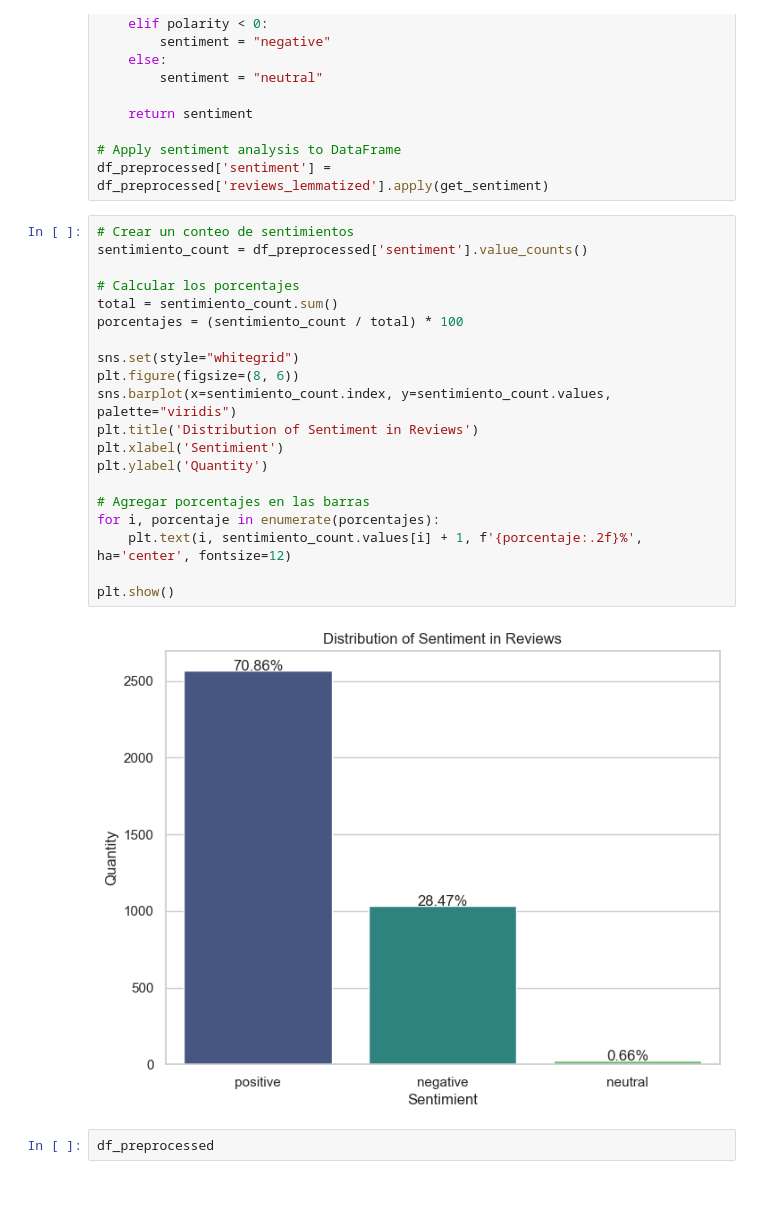
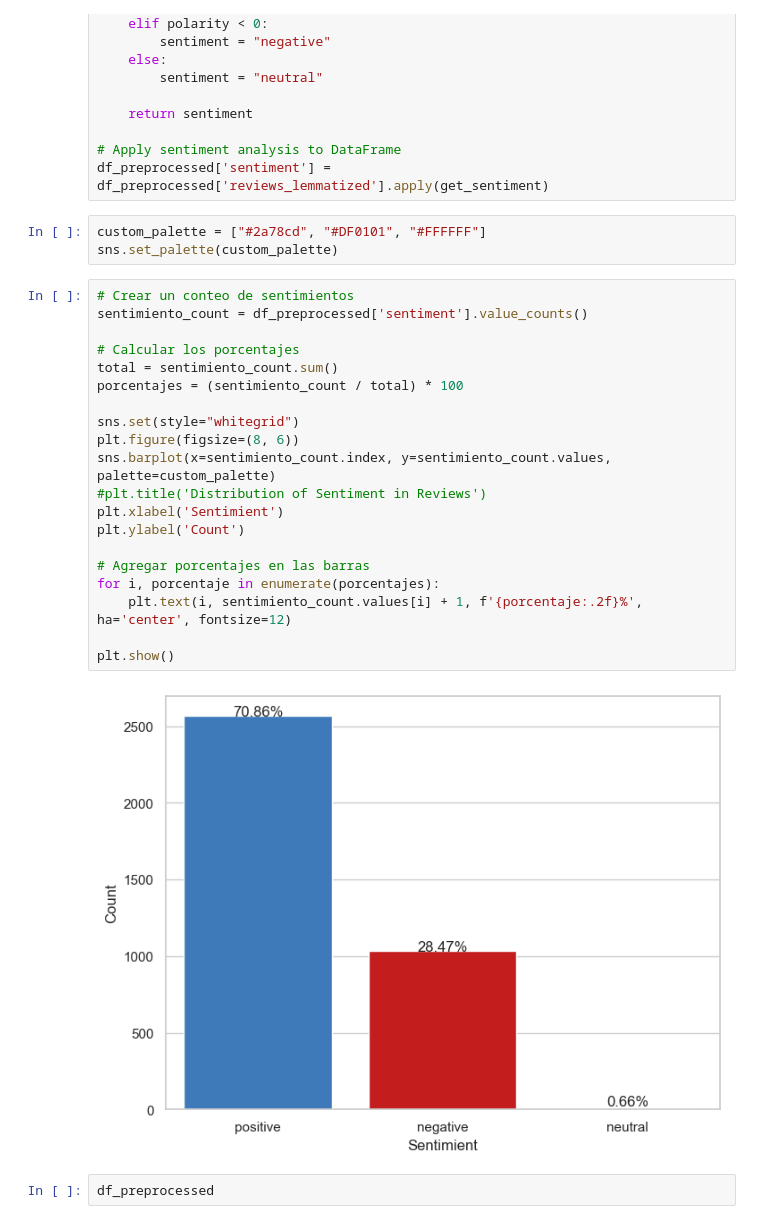
Before and after one commit to dasanmiguelv/nlp, a Jupyter notebook: reviews-BA/getting_started.ipynb, the cells around one changed output. Drawn from its saved outputs; the diff is of its cells as text; blank space fills up the shorter version.

```diff
--- a/reviews-BA/getting_started.ipynb
+++ b/reviews-BA/getting_started.ipynb
@@ -262,28 +262,31 @@ def get_sentiment(tokens):
 
 # Apply sentiment analysis to DataFrame
 df_preprocessed['sentiment'] = df_preprocessed['reviews_lemmatized'].apply(get_sentiment)
+# %%
+custom_palette = ["#2a78cd", "#DF0101", "#FFFFFF"]
+sns.set_palette(custom_palette)
 # %%
 # Crear un conteo de sentimientos
 sentimiento_count = df_preprocessed['sentiment'].value_counts()
 
 # Calcular los porcentajes
 total = sentimiento_count.sum()
 porcentajes = (sentimiento_count / total) * 100
 
 sns.set(style="whitegrid")
 plt.figure(figsize=(8, 6))
-sns.barplot(x=sentimiento_count.index, y=sentimiento_count.values, palette="viridis")
-plt.title('Distribution of Sentiment in Reviews')
+sns.barplot(x=sentimiento_count.index, y=sentimiento_count.values, palette=custom_palette)
+#plt.title('Distribution of Sentiment in Reviews')
 plt.xlabel('Sentimient')
-plt.ylabel('Quantity')
+plt.ylabel('Count')
 
 # Agregar porcentajes en las barras
 for i, porcentaje in enumerate(porcentajes):
     plt.text(i, sentimiento_count.values[i] + 1, f'{porcentaje:.2f}%', ha='center', fontsize=12)
 
 plt.show()
 # %% [output]
-[figure, old version]
+[figure, new version]
 # %%
 df_preprocessed
 # %% [output]
```
Also changed, not shown: parts of 9 cells of this notebook, 7 other files.
